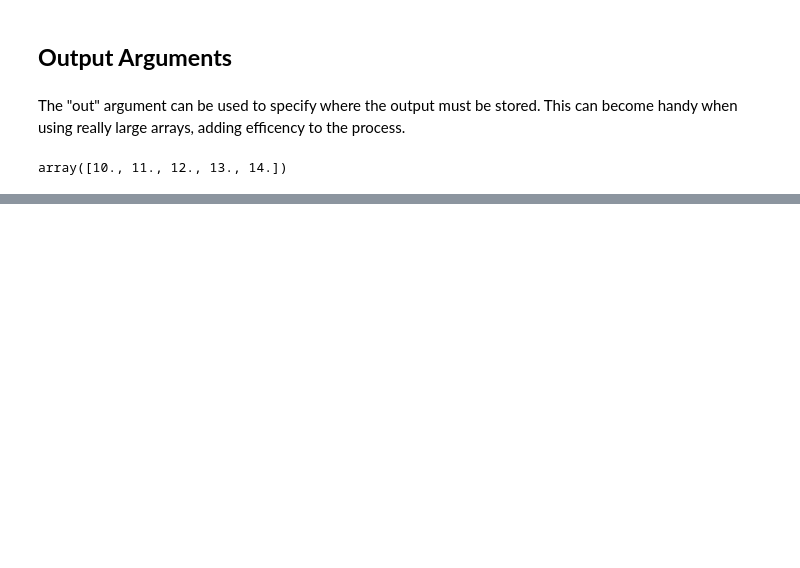
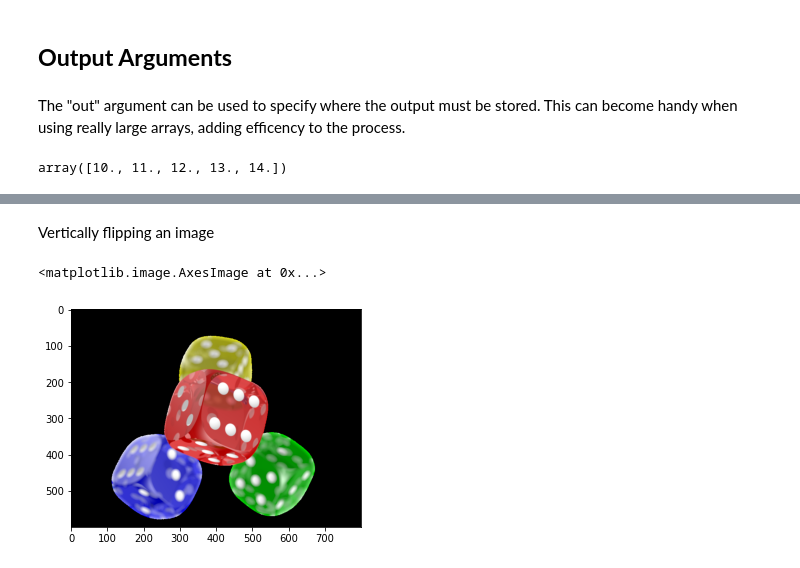
Before and after one commit to tarsojabbes/data-visualization, a Jupyter notebook: NumPy.ipynb, the cells around one changed output, grey strips where cells are left out. Cells and saved outputs as stored; diff of their text form; code cells hidden in the pictures; blank space fills up the shorter version.

```diff
--- a/NumPy.ipynb
+++ b/NumPy.ipynb
@@ -197,0 +238,9 @@ array([10., 11., 12., 13., 14.])
+# %% [markdown]
+Vertically flipping an image
+# %%
+idx_v = np.arange(image.shape[0])
+image4 = image[idx_v[::-1],:, :]
+plt.imshow(image4)
+# %% [output]
+<matplotlib.image.AxesImage at 0x...>
+[figure, added]
```
Also changed, not shown: parts of 25 cells of this notebook.
